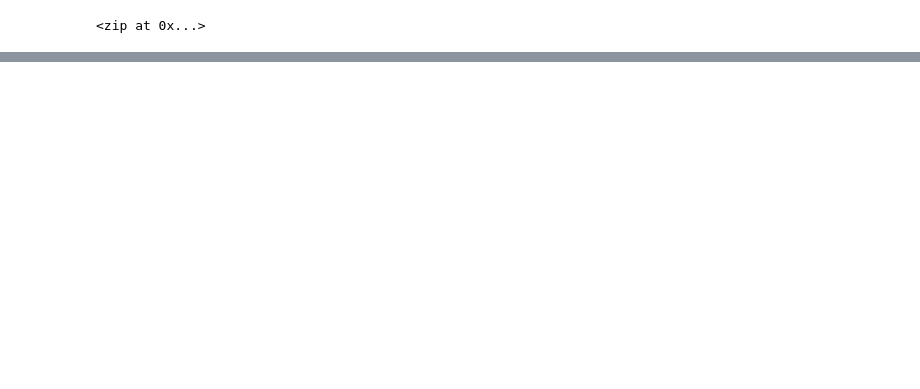
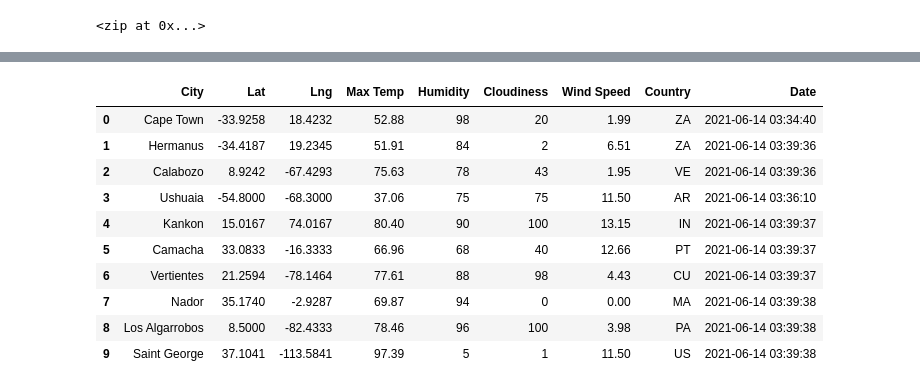
Before and after one commit to niil945/World_Weather_Analysis, a Jupyter notebook: WeatherPy.ipynb, the cells around one changed output, grey strips where cells are left out. Cells and saved outputs as stored; diff of their text form; code cells hidden in the pictures; blank space fills up the shorter version.

```diff
--- a/WeatherPy.ipynb
+++ b/WeatherPy.ipynb
@@ -31,0 +118,16 @@ len(cities)
+# %%
+# Convert the array of dictionaries to a Pandas DataFrame.
+city_data_df = pd.DataFrame(city_data)
+city_data_df.head(10)
+# %% [output]
+|  | City | Lat | Lng | Max Temp | Humidity | Cloudiness | Wind Speed | Country | Date |
+| 0 | Cape Town | -33.9258 | 18.4232 | 52.88 | 98 | 20 | 1.99 | ZA | 2021-06-14 03:34:40 |
+| 1 | Hermanus | -34.4187 | 19.2345 | 51.91 | 84 | 2 | 6.51 | ZA | 2021-06-14 03:39:36 |
+| 2 | Calabozo | 8.9242 | -67.4293 | 75.63 | 78 | 43 | 1.95 | VE | 2021-06-14 03:39:36 |
+| 3 | Ushuaia | -54.8000 | -68.3000 | 37.06 | 75 | 75 | 11.50 | AR | 2021-06-14 03:36:10 |
+| 4 | Kankon | 15.0167 | 74.0167 | 80.40 | 90 | 100 | 13.15 | IN | 2021-06-14 03:39:37 |
+| 5 | Camacha | 33.0833 | -16.3333 | 66.96 | 68 | 40 | 12.66 | PT | 2021-06-14 03:39:37 |
+| 6 | Vertientes | 21.2594 | -78.1464 | 77.61 | 88 | 98 | 4.43 | CU | 2021-06-14 03:39:37 |
+| 7 | Nador | 35.1740 | -2.9287 | 69.87 | 94 | 0 | 0.00 | MA | 2021-06-14 03:39:38 |
+| 8 | Los Algarrobos | 8.5000 | -82.4333 | 78.46 | 96 | 100 | 3.98 | PA | 2021-06-14 03:39:38 |
+| 9 | Saint George | 37.1041 | -113.5841 | 97.39 | 5 | 1 | 11.50 | US | 2021-06-14 03:39:38 |
```
Also changed, not shown: parts of 6 cells of this notebook, 1 other file.
